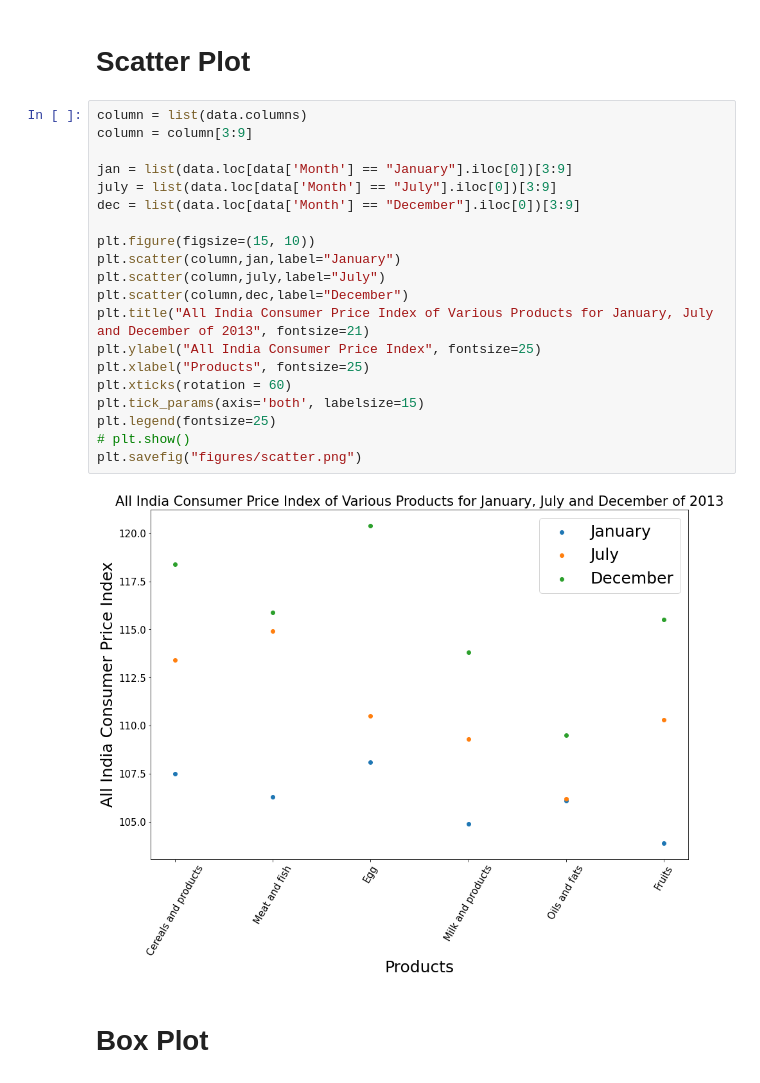
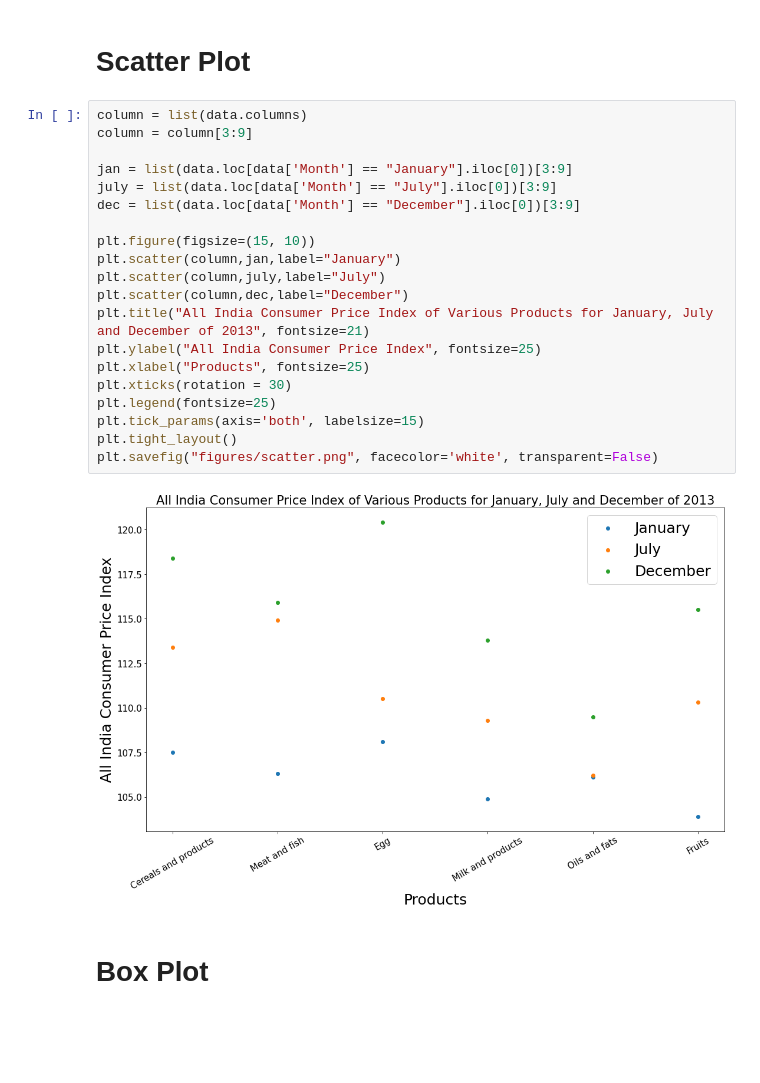
Before and after one commit to gourabp7/Data-Science-Visualization, a Jupyter notebook: data.ipynb, the cells around one changed output. Saved outputs shown, nothing was run; the diff lists cells and outputs as text; blank space fills up the shorter version.

```diff
--- a/data.ipynb
+++ b/data.ipynb
@@ -7,25 +7,25 @@ data = pd.read_csv("All_India_Index_july2019_20Aug2020_dec20_1_1.csv")
 # %%
 column = list(data.columns)
 column = column[3:9]
 
 jan = list(data.loc[data['Month'] == "January"].iloc[0])[3:9]
 july = list(data.loc[data['Month'] == "July"].iloc[0])[3:9]
 dec = list(data.loc[data['Month'] == "December"].iloc[0])[3:9]
 
 plt.figure(figsize=(15, 10))
 plt.scatter(column,jan,label="January")
 plt.scatter(column,july,label="July")
 plt.scatter(column,dec,label="December")
 plt.title("All India Consumer Price Index of Various Products for January, July and December of 2013", fontsize=21)
 plt.ylabel("All India Consumer Price Index", fontsize=25)
 plt.xlabel("Products", fontsize=25)
-plt.xticks(rotation = 60)
+plt.xticks(rotation = 30)
+plt.legend(fontsize=25)
 plt.tick_params(axis='both', labelsize=15)
-plt.legend(fontsize=25)
-# plt.show()
-plt.savefig("figures/scatter.png")
+plt.tight_layout()
+plt.savefig("figures/scatter.png", facecolor='white', transparent=False)
 # %% [output]
-[figure, old version]
+[figure, new version]
 # %% [markdown]
 # Box Plot
 # %%
```
Also changed, not shown: parts of 2 cells of this notebook, 4 other files.
